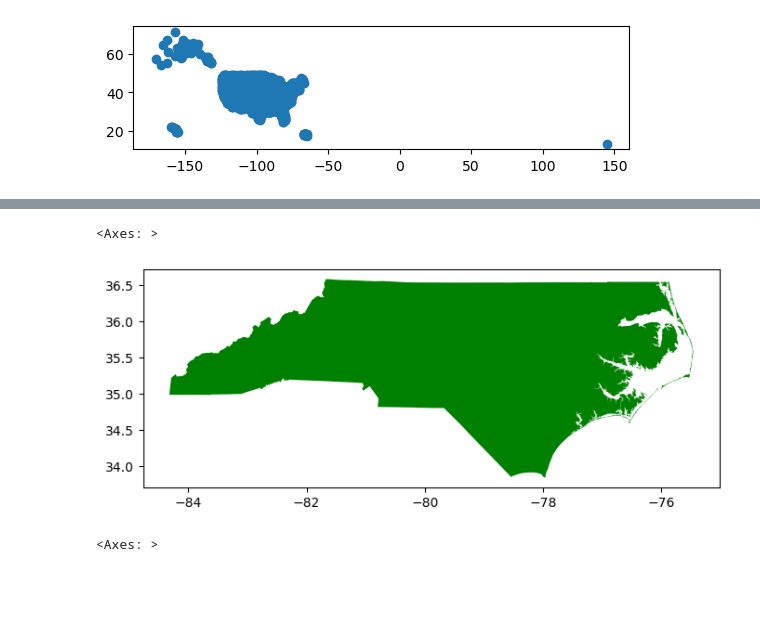
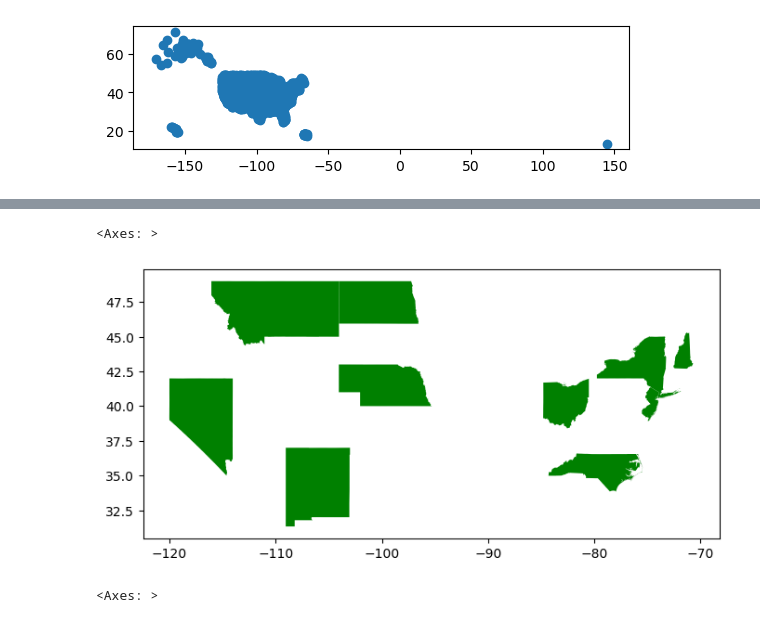
Before and after one commit to swilli73/group-8-analysis, a Jupyter notebook: ETL_DataAnalysis.ipynb, the cells around one changed output, grey strips where cells are left out. Saved outputs shown, nothing was run; the diff lists cells and outputs as text; code cells hidden in the pictures; blank space fills up the shorter version.

```diff
--- a/ETL_DataAnalysis.ipynb
+++ b/ETL_DataAnalysis.ipynb
@@ -98,7 +45,7 @@ Datum: North American Datum 1983
 # %%
 #Plot check of shapefile
-NC.plot(figsize=(8,8), color = "green")
+USA.plot(figsize=(8,8), color = "green")
 # %% [output]
 <Axes: >
-[figure, old version]
+[figure, new version]
 # %%
```
Also changed, not shown: parts of 41 cells of this notebook, 1 other file.
